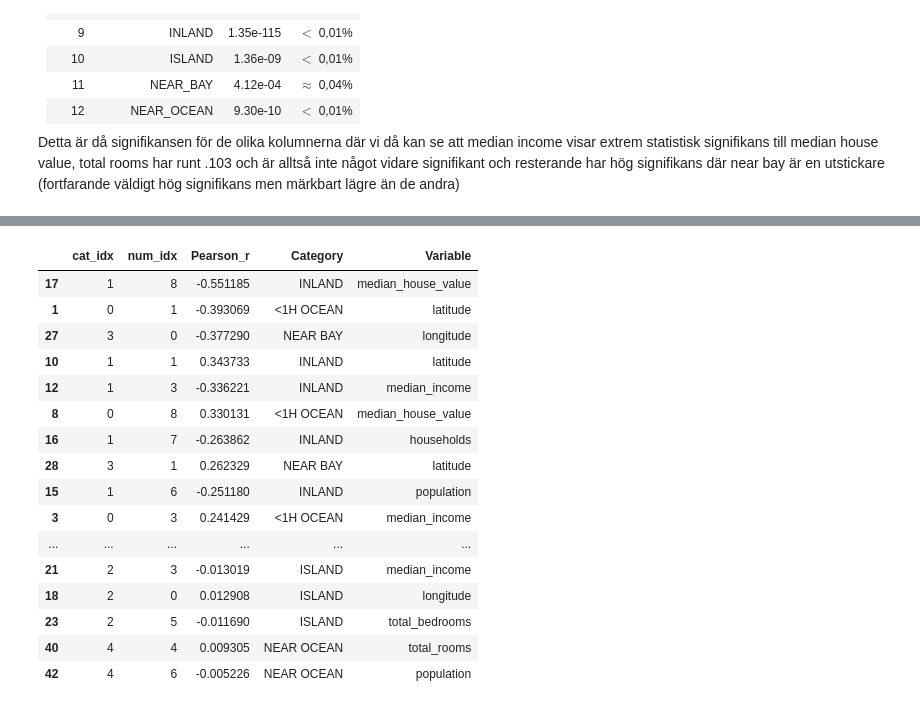
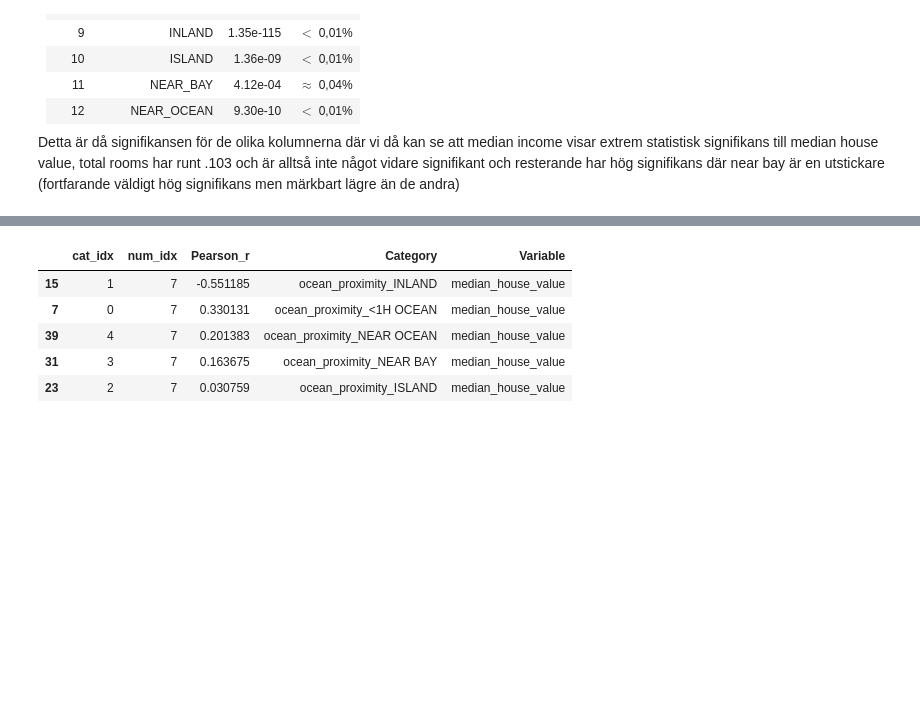
Before and after one commit to LordSven/Statistiska-metoder-NIKLAS-HAMFELDT, a Jupyter notebook: Labb_1/Labb_1.ipynb, the cells around one changed output, grey strips where cells are left out. Cells and saved outputs as stored; diff of their text form; code cells hidden in the pictures; blank space fills up the shorter version.

```diff
--- a/Labb_1/Labb_1.ipynb
+++ b/Labb_1/Labb_1.ipynb
@@ -47,7 +47,7 @@ from linreg import LinearRegression, aggregate, build_X_Y
 housing = pd.read_csv('housing.csv')
 aggregated = aggregate(housing)
 
-def prepare_features(df, cat_cols=None, drop_first=None):
+def prepare_features(df, cat_cols=None, drop_first=True):
     """
     One-hot encodar angivna kategoriska kolumner och returnerar
     dataframe redo för regression tillsammans med lista på feature-namn.
@@ -234,7 +205,6 @@ num_corr
 # %%
 numeric_cols = [
-    'longitude',
-    'latitude',
+    'distance_to_centroid',
     'housing_median_age',
     'median_income',
     'total_rooms',
@@ -248,7 +218,7 @@ idx_to_name = dict(enumerate(numeric_cols))
 
 X_full = aggregated[numeric_cols].to_numpy(dtype=float)
 
-raw_corr = model.pearson_numeric2(X_full)
+raw_corr = model.pearson_numeric(X_full)
 
 corr_df = pd.DataFrame(
     raw_corr,
@@ -258,10 +228,6 @@ corr_df = pd.DataFrame(
 corr_df['Var1'] = corr_df['idx1'].map(idx_to_name)
 corr_df['Var2'] = corr_df['idx2'].map(idx_to_name)
 
-corr_df['abs_r'] = corr_df['Pearson_r'].abs()
+target_corr = corr_df[corr_df['Var2'] == 'households']
 corr_df
-target_corr2 = corr_df[corr_df['Var2'] == 'median_house_value']
-value_sorted2 = target_corr2.sort_values(by='abs_r', ascending=False)
-
-value_sorted2
 # %% [output]
@@ -278,51 +251,49 @@ value_sorted2
 # %%
 aggregated2 = aggregate(housing)
 
 
-cat_dummies = pd.get_dummies(
-    aggregated2['ocean_proximity'],
+df_cat, cat_cols = prepare_features(
+    aggregated2,
+    cat_cols=['ocean_proximity'],
     drop_first=False
 )
+cat_dummy_cols = [c for c in cat_cols if c.startswith('ocean_proximity_')]
 
-X_cat = cat_dummies.to_numpy()
-cat_names = cat_dummies.columns.tolist()
 
-X_num = aggregated[numeric_cols].to_numpy()
+X_cat = df_cat[cat_dummy_cols].to_numpy()
+X_num = df_cat[numeric_cols].to_numpy()
 
-raw_cat_corr = model.pearson_categorical_numeric2(X_cat, X_num)
+raw_cat_corr = model.pearson_categorical_numeric(X_cat, X_num)
+
 
 corr_cat_df = pd.DataFrame(
     raw_cat_corr,
     columns=['cat_idx', 'num_idx', 'Pearson_r']
 )
 
-cat_idx_to_name = dict(enumerate(cat_names))
+cat_idx_to_name = dict(enumerate(cat_dummy_cols))
 num_idx_to_name = dict(enumerate(numeric_cols))
 
 corr_cat_df['Category'] = corr_cat_df['cat_idx'].map(cat_idx_to_name)
 corr_cat_df['Variable'] = corr_cat_df['num_idx'].map(num_idx_to_name)
 
 
 corr_cat_df.sort_values(
     by=['Pearson_r'],
     key=abs,
     ascending=[False]
 )
+
+target_corr3 = corr_cat_df[corr_cat_df['Variable'] == 'median_house_value']
+target_corr3.sort_values(
+    by=['Pearson_r'],
+    key=abs,
+    ascending=[False]
+)
 # %% [output]
 |  | cat_idx | num_idx | Pearson_r | Category | Variable |
-| 17 | 1 | 8 | -0.551185 | INLAND | median_house_value |
-| 1 | 0 | 1 | -0.393069 | <1H OCEAN | latitude |
-| 27 | 3 | 0 | -0.377290 | NEAR BAY | longitude |
-| 10 | 1 | 1 | 0.343733 | INLAND | latitude |
-| 12 | 1 | 3 | -0.336221 | INLAND | median_income |
-| 8 | 0 | 8 | 0.330131 | <1H OCEAN | median_house_value |
-| 16 | 1 | 7 | -0.263862 | INLAND | households |
-| 28 | 3 | 1 | 0.262329 | NEAR BAY | latitude |
-| 15 | 1 | 6 | -0.251180 | INLAND | population |
-| 3 | 0 | 3 | 0.241429 | <1H OCEAN | median_income |
-| ... | ... | ... | ... | ... | ... |
-| 21 | 2 | 3 | -0.013019 | ISLAND | median_income |
-| 18 | 2 | 0 | 0.012908 | ISLAND | longitude |
-| 23 | 2 | 5 | -0.011690 | ISLAND | total_bedrooms |
-| 40 | 4 | 4 | 0.009305 | NEAR OCEAN | total_rooms |
-| 42 | 4 | 6 | -0.005226 | NEAR OCEAN | population |
+| 15 | 1 | 7 | -0.551185 | ocean_proximity_INLAND | median_house_value |
+| 7 | 0 | 7 | 0.330131 | ocean_proximity_<1H OCEAN | median_house_value |
+| 39 | 4 | 7 | 0.201383 | ocean_proximity_NEAR OCEAN | median_house_value |
+| 31 | 3 | 7 | 0.163675 | ocean_proximity_NEAR BAY | median_house_value |
+| 23 | 2 | 7 | 0.030759 | ocean_proximity_ISLAND | median_house_value |
```
Also changed, not shown: parts of 10 cells of this notebook, 1 other file.
